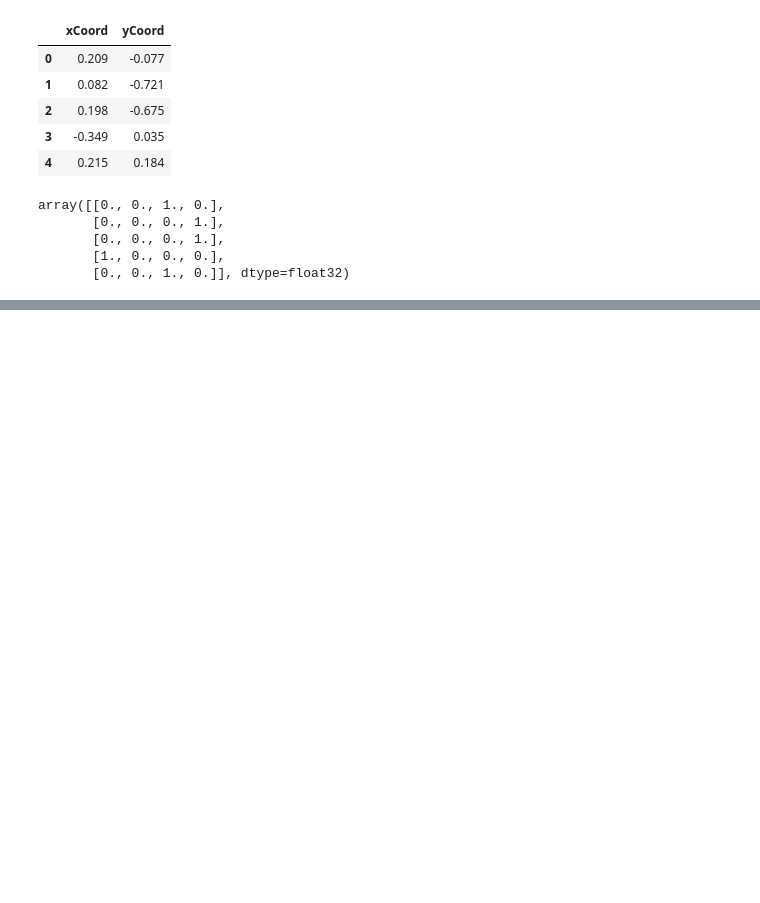
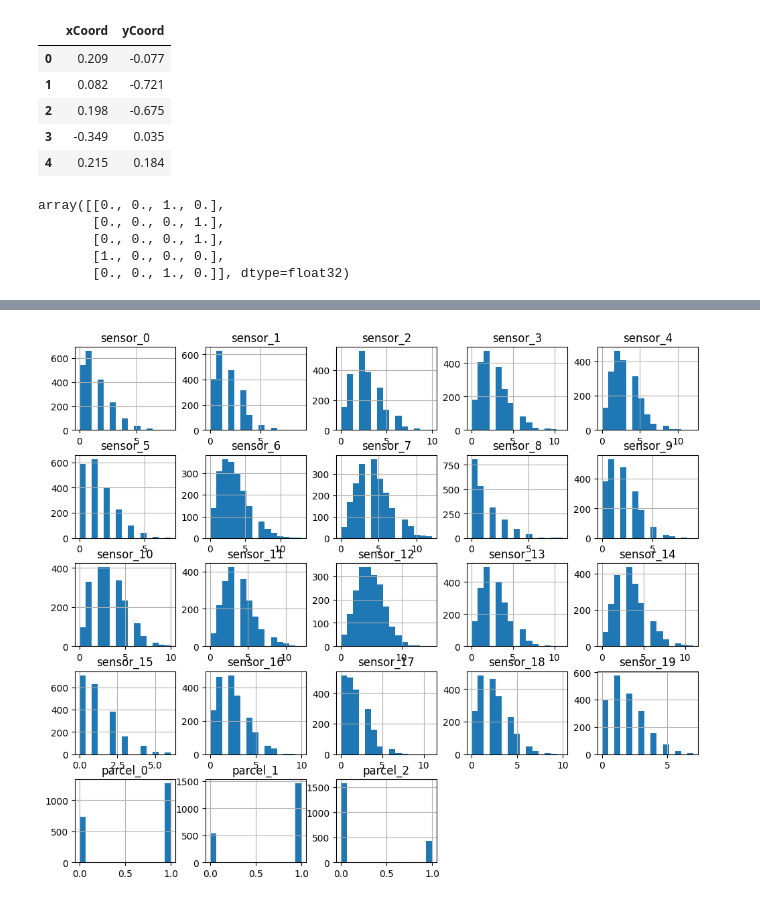
Before and after one commit to PaulToronto/DataCamp---Introduction-to-Deep-Learning-with-Keras, a Jupyter notebook: Part_2_of_4_Going_Deeper.ipynb, the cells around one changed output, grey strips where cells are left out. Drawn from its saved outputs; the diff is of its cells as text; code cells hidden in the pictures; blank space fills up the shorter version.

```diff
--- a/Part_2_of_4_Going_Deeper.ipynb
+++ b/Part_2_of_4_Going_Deeper.ipynb
@@ -594,0 +671,8 @@ Rounded Model Predictions | True labels
+# %%
+file_path = "https://raw.githubusercontent.com/PaulToronto/"
+file_path += "DataCamp---Introduction-to-Deep-Learning-with-Keras/"
+file_path += "main/data/irrigation_machine.csv"
+
+data = pd.read_csv(file_path, index_col=0)
+print(data.shape)
+data
@@ -594,0 +727,4 @@ Rounded Model Predictions | True labels
+# %%
+data.hist(bins=15, figsize=(12, 10));
+# %% [output]
+[figure, added]
```
Also changed, not shown: parts of 40 cells of this notebook.
